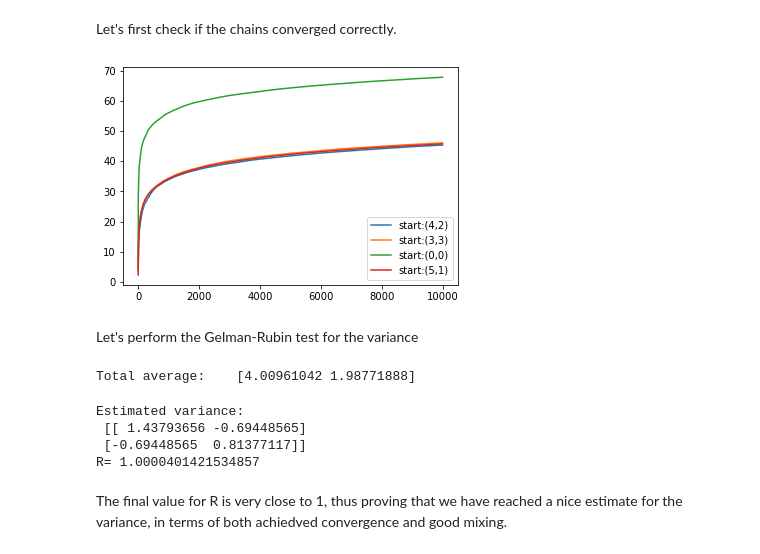
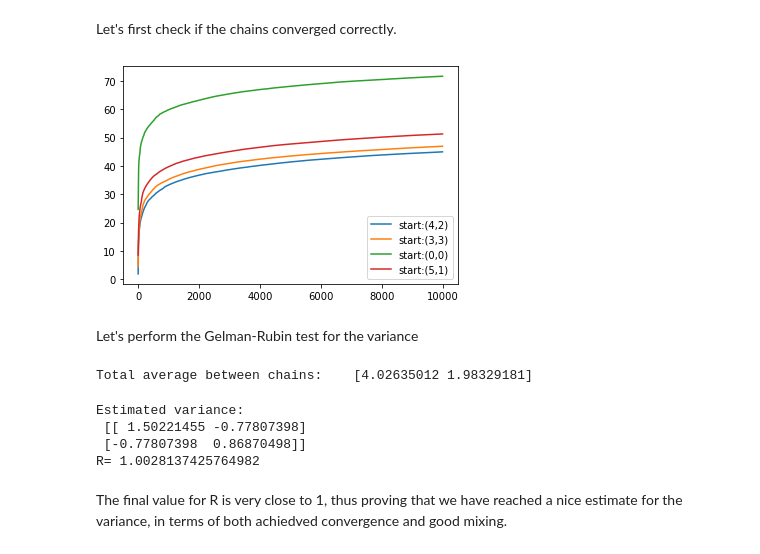
Before and after one commit to blackbianca/Astrostatistics-Cosmology---Homework, a Jupyter notebook: homework4/MCMC.ipynb, the cells around one changed output. Cells and saved outputs as stored; diff of their text form; code cells hidden in the pictures.

```diff
--- a/homework4/MCMC.ipynb
+++ b/homework4/MCMC.ipynb
@@ -441,0 +420,3 @@ plt.show()
+# %%
+fin1, trace1 = MH(mu)
+plot_gauss(fin1,mu)
@@ -548,0 +434,16 @@ plt.show()
+# %%
+r = (3.,3.)
+fin2, trace2 = MH(r)
+plot_gauss(fin2, r)
+print("#############################################################################")
+
+r = (0.,0.)
+fin3, trace3 = MH(r)
+plot_gauss(fin3, r)
+print("#############################################################################")
+
+
+r = (5.,1.)
+fin4, trace4 = MH(r)
+plot_gauss(fin4, r)
+print("#############################################################################")
@@ -549,12 +478,12 @@ plt.show()
 # %% [markdown]
 Let's first check if the chains converged correctly.
 # %%
-mvec = np.linspace(1,len(fin),len(fin))
-plt.plot(mvec, trace, label="start:(4,2)")
+mvec = np.linspace(1,len(fin1),len(fin1))
+plt.plot(mvec, trace1, label="start:(4,2)")
 plt.plot(mvec, trace2, label="start:(3,3)")
 plt.plot(mvec, trace3, label="start:(0,0)")
 plt.plot(mvec, trace4, label="start:(5,1)")
 plt.legend()
 plt.show()
 # %% [output]
-[figure, old version]
+[figure, new version]
@@ -561,28 +496,28 @@ plt.show()
 # %% [markdown]
 Let's perform the Gelman-Rubin test for the variance
 # %%
-av = sum(fin)/int(len(fin))
+av1 = sum(fin1)/int(len(fin1))
 av2 = sum(fin2)/int(len(fin2))
 av3 = sum(fin3)/int(len(fin3))
 av4 = sum(fin4)/int(len(fin4))
 av_tot = sum
 
-av_theta = np.array([av,av2,av3,av4])   # array of the averages, each component is the mean of a chain
+av_theta = np.array([av1,av2,av3,av4])   # array of the averages, each component is the mean of a chain
 #print(av_theta)
 
 av_tot = sum(av_theta)/4
-print("Total average:   ", av_tot)
+print("Total average between chains:   ", av_tot)
 # %% [output]
-Total average:    [4.00961042 1.98771888]
+Total average between chains:    [4.02635012 1.98329181]
 # %%
 def chain_var(vec,mean):
     s = 0.
     for i in range(int(len(vec))):
-        s += np.outer(vec[i]-av,vec[i]-av)
-    s /= (len(fin)-1)
+        s += np.outer(vec[i]-av1,vec[i]-av1)
+    s /= (len(fin1)-1)
     return s
 
-var = np.array([chain_var(fin,av),chain_var(fin2,av2),chain_var(fin3,av3),chain_var(fin4,av4)])
+var = np.array([chain_var(fin1,av1),chain_var(fin2,av2),chain_var(fin3,av3),chain_var(fin4,av4)])
 av_var = sum(var)/4
 #print(av_var)
 
@@ -593,7 +528,7 @@ for j in range(4):
 z /= 3.
 #print(z)
 
-final_var = (len(fin)-1)/len(fin)*av_var + z
+final_var = (len(fin1)-1)/len(fin1)*av_var + z
 print("Estimated variance:  ","\n", final_var)
 
 #Gelman Rubin test
@@ -602,9 +537,9 @@ R_ratio = sum(sum(R))/4
 print("R=",R_ratio)
 # %% [output]
 Estimated variance:
- [[ 1.43793656 -0.69448565]
- [-0.69448565  0.81377117]]
-R= 1.0000401421534857
+ [[ 1.50221455 -0.77807398]
+ [-0.77807398  0.86870498]]
+R= 1.0028137425764982
 # %% [markdown]
 The final value for R is very close to 1, thus proving that we have reached a nice estimate for the variance, in terms of both achiedved convergence and good mixing.
 # %% [markdown]
```
Also changed, not shown: parts of 25 cells of this notebook.
